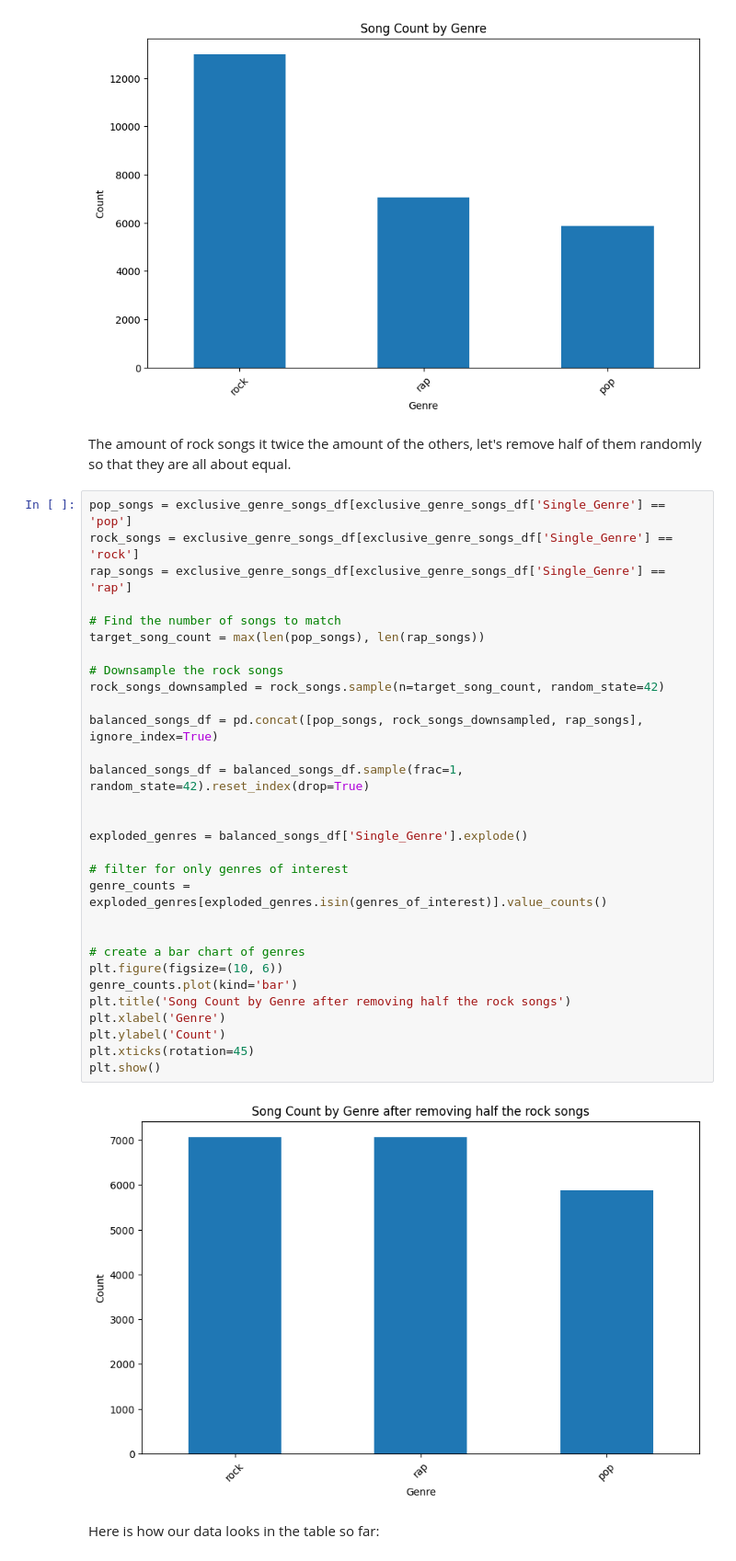
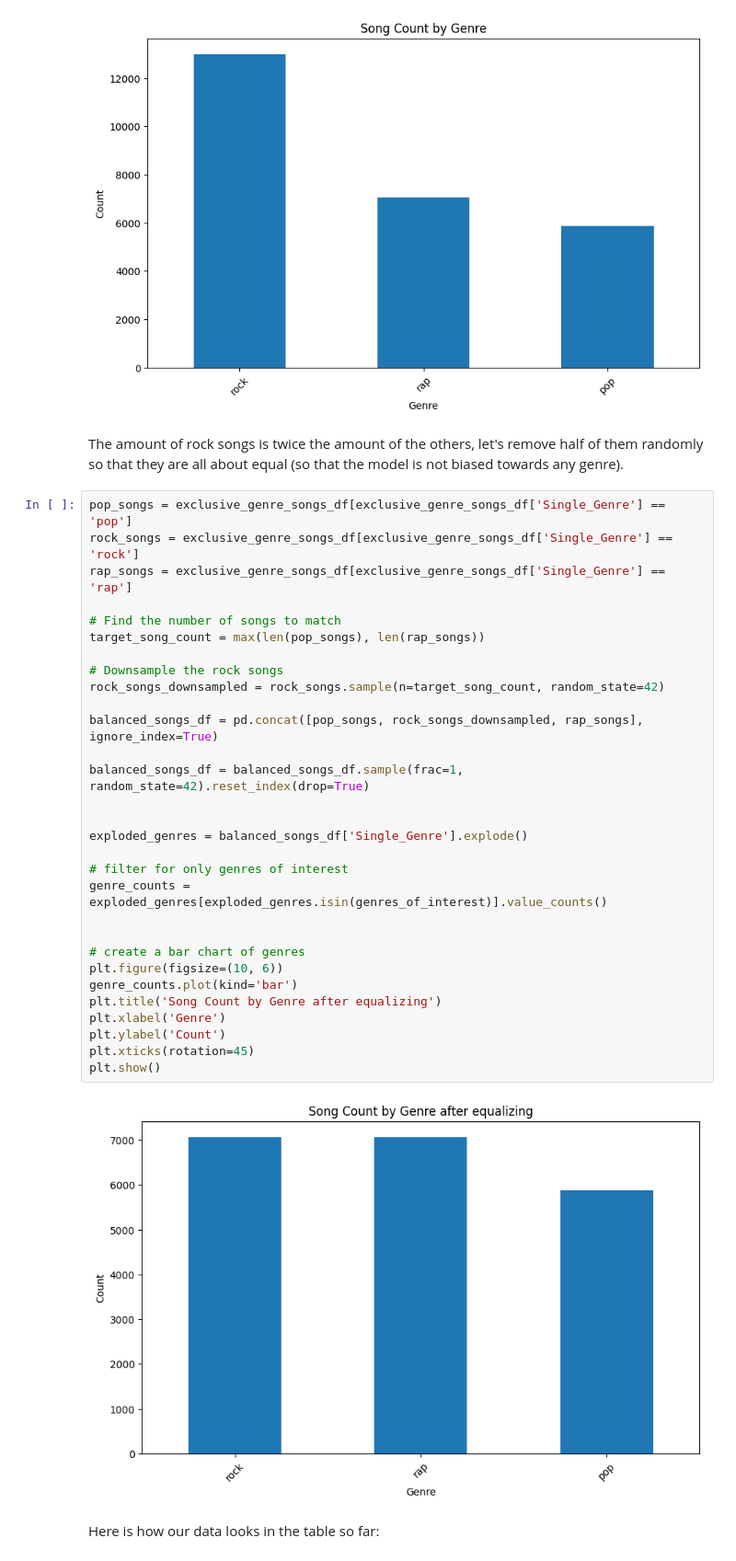
Before and after one commit to violeta-kastreva/predicting-music-genres, a Jupyter notebook: predicting-music-genres.ipynb, the cells around one changed output. Shown: that part at 92% size. Cells and saved outputs as stored; diff of their text form.

```diff
--- a/predicting-music-genres.ipynb
+++ b/predicting-music-genres.ipynb
@@ -193,39 +244,39 @@ plt.show()
 # %% [output]
 [figure]
 # %% [markdown]
-The amount of rock songs it twice the amount of the others, let's remove half of them randomly so that they are all about equal.
+The amount of rock songs is twice the amount of the others, let's remove half of them randomly so that they are all about equal (so that the model is not biased towards any genre).
 # %%
 pop_songs = exclusive_genre_songs_df[exclusive_genre_songs_df['Single_Genre'] == 'pop']
 rock_songs = exclusive_genre_songs_df[exclusive_genre_songs_df['Single_Genre'] == 'rock']
 rap_songs = exclusive_genre_songs_df[exclusive_genre_songs_df['Single_Genre'] == 'rap']
 
 # Find the number of songs to match
 target_song_count = max(len(pop_songs), len(rap_songs))
 
 # Downsample the rock songs
 rock_songs_downsampled = rock_songs.sample(n=target_song_count, random_state=42)
 
 balanced_songs_df = pd.concat([pop_songs, rock_songs_downsampled, rap_songs], ignore_index=True)
 
 balanced_songs_df = balanced_songs_df.sample(frac=1, random_state=42).reset_index(drop=True)
 
 
 exploded_genres = balanced_songs_df['Single_Genre'].explode()
 
 # filter for only genres of interest
 genre_counts = exploded_genres[exploded_genres.isin(genres_of_interest)].value_counts()
 
 
 # create a bar chart of genres
 plt.figure(figsize=(10, 6))
 genre_counts.plot(kind='bar')
-plt.title('Song Count by Genre after removing half the rock songs')
+plt.title('Song Count by Genre after equalizing')
 plt.xlabel('Genre')
 plt.ylabel('Count')
 plt.xticks(rotation=45)
 plt.show()
 # %% [output]
-[figure, old version]
+[figure, new version]
 # %% [markdown]
 Here is how our data looks in the table so far:
 # %%
```
Also changed, not shown: parts of 15 cells of this notebook.
